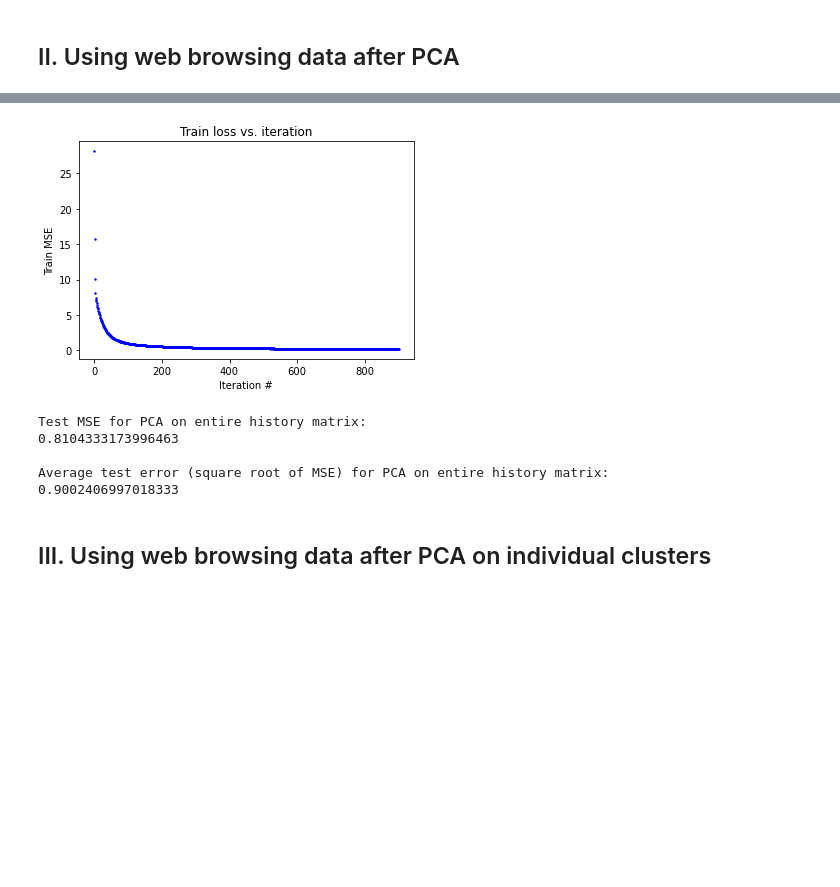
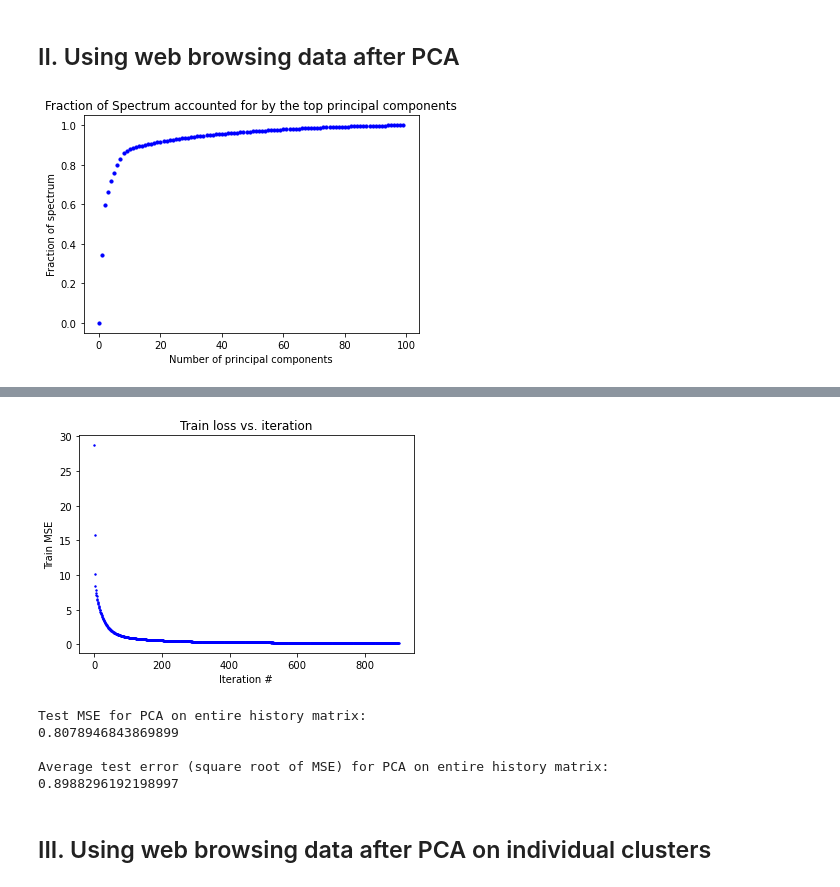
Before and after one commit to ZBoroda/math122-final, a Jupyter notebook: predict_ratings.ipynb, the cells around one changed output, grey strips where cells are left out. Cells and saved outputs as stored; diff of their text form; code cells hidden in the pictures; blank space fills up the shorter version.

```diff
--- a/predict_ratings.ipynb
+++ b/predict_ratings.ipynb
@@ -98,7 +98,7 @@ if FEATURE_SELECTION == "PCA" or FEATURE_SELECTION == "all":
     n_cols = len(col_id_to_ind)
 
     reduced_features = PCA(user_history_indexed_normalized, user_history['USER ID'],
-                           spectrum_fraction_threshold=0.9, graph_spectrum_fractions=False)
+                           spectrum_fraction_threshold=0.9, graph_spectrum_fractions=True)
 
     added_cols = reduced_features
     added_col_id_to_ind = dict(zip(added_cols.columns.to_numpy(), range(n_cols, n_cols+added_cols.shape[1])))
@@ -122,30 +122,31 @@ if FEATURE_SELECTION == "PCA" or FEATURE_SELECTION == "all":
     test_cols = test['PRODUCT']
 
     row_features = reduced_features.to_numpy()
 
     if MATRIX_COMPLETION == "Append web features":
         model = MatrixCompletionizationizer(n_rows, n_all_cols, k=k)
         predicted = model.train(train_rows_appended, train_cols_appended, train_ratings_appended,
                                 row_id_to_ind, all_cols_id_to_ind,
                                 num_epochs=num_epochs, batch_size=batch_size, learning_rate = learning_rate,
                                 print_loss = True, graph_loss = True,
                                 original_train_rows=train_rows, original_train_cols=train_cols,
                                 original_train_vals=train_ratings, original_col_id_to_ind=col_id_to_ind)
     elif MATRIX_COMPLETION == "Use web features as initial user features":
         model = MatrixCompletionizationizer(n_rows, n_cols, row_features=row_features)
         predicted = model.train(train_rows, train_cols, train_ratings,
                                 row_id_to_ind, col_id_to_ind,
                                 num_epochs=num_epochs, batch_size=batch_size, learning_rate = learning_rate,
                                 print_loss = True, graph_loss = True)
 
     test_rows_inds = np.array([row_id_to_ind[r] for r in test_rows])
     test_cols_inds = np.array([col_id_to_ind[c] for c in test_cols])
 
     print()
     print("Test MSE for PCA on entire history matrix:")
     print(mse(test_ratings, predicted[test_rows_inds, test_cols_inds]))
     print()
     print("Average test error (square root of MSE) for PCA on entire history matrix:")
     print(np.sqrt(mse(test_ratings, predicted[test_rows_inds, test_cols_inds])))
     print()
 # %% [output]
+[figure, new version]
@@ -163,9 +164,9 @@ Train loss after epoch #900 is: 0.21182038420442503
-[figure, old version]
+[figure, added]
 Test MSE for PCA on entire history matrix:
-0.8104333173996463
+0.8078946843869899
 
 Average test error (square root of MSE) for PCA on entire history matrix:
-0.9002406997018333
+0.8988296192198997
 # %% [markdown]
 ## III. Using web browsing data after PCA on individual clusters
 # %%
```
Also changed, not shown: parts of 4 cells of this notebook, 3 other files.
